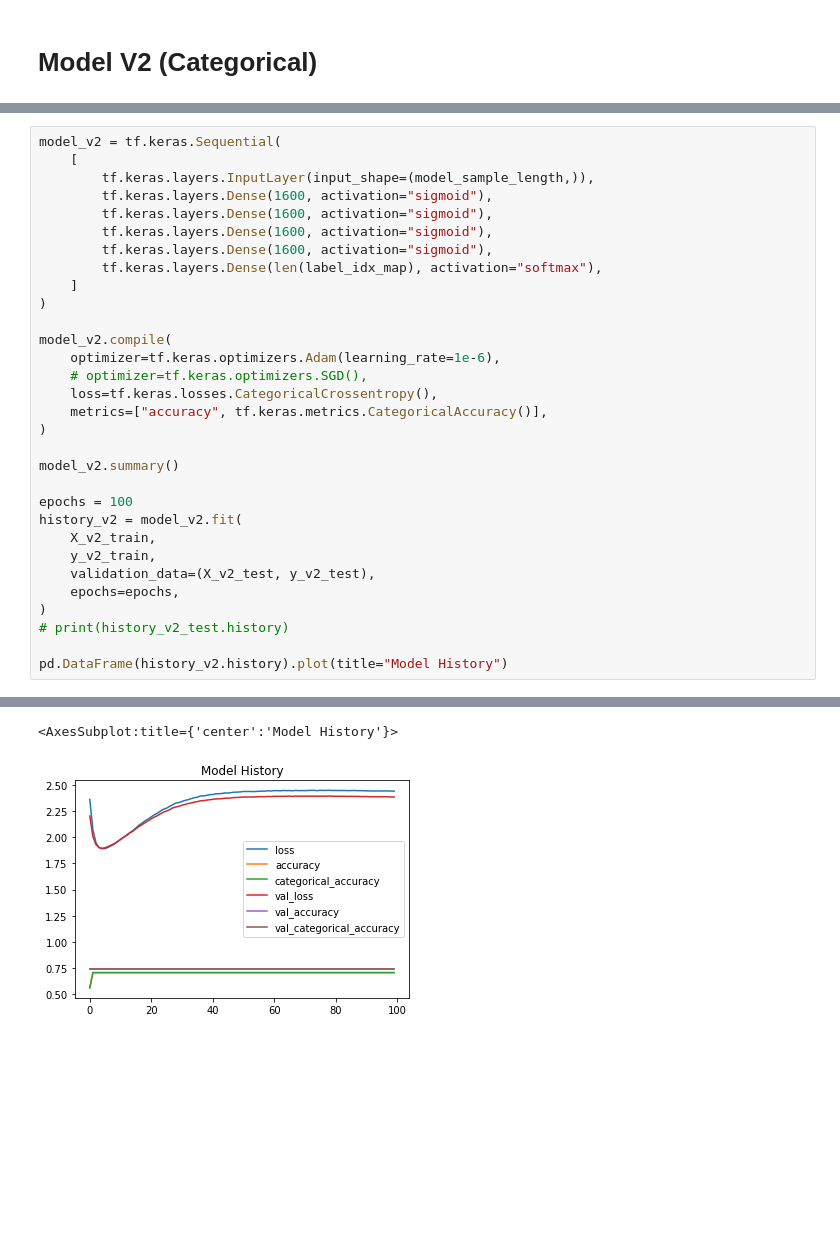
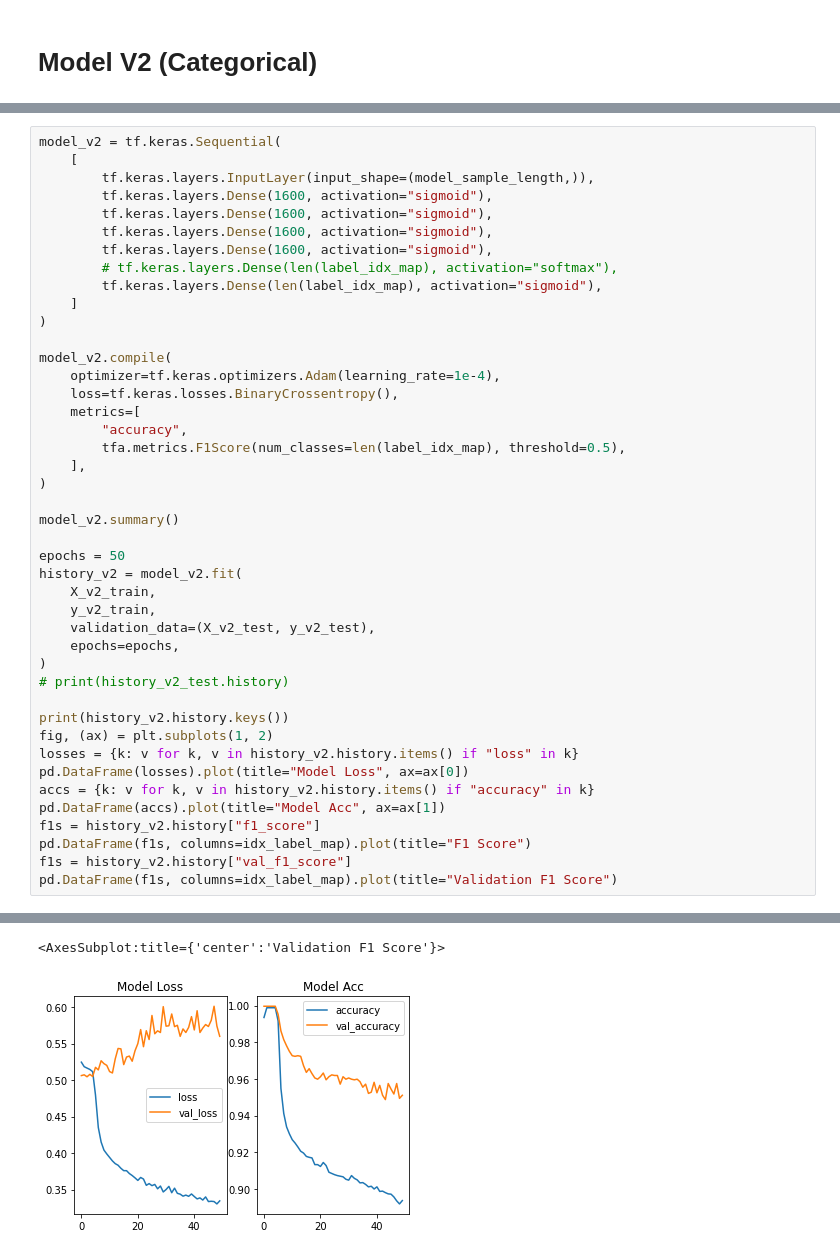
Before and after one commit to yxbh/gromtector, a Jupyter notebook: gromtector/notebooks/model.ipynb, the cells around one changed output, grey strips where cells are left out. Cells and saved outputs as stored; diff of their text form; blank space fills up the shorter version.

```diff
--- a/gromtector/notebooks/model.ipynb
+++ b/gromtector/notebooks/model.ipynb
@@ -528,20 +510,23 @@ model_v2 = tf.keras.Sequential(
         tf.keras.layers.Dense(1600, activation="sigmoid"),
         tf.keras.layers.Dense(1600, activation="sigmoid"),
         tf.keras.layers.Dense(1600, activation="sigmoid"),
-        tf.keras.layers.Dense(len(label_idx_map), activation="softmax"),
+        # tf.keras.layers.Dense(len(label_idx_map), activation="softmax"),
+        tf.keras.layers.Dense(len(label_idx_map), activation="sigmoid"),
     ]
 )
 
 model_v2.compile(
-    optimizer=tf.keras.optimizers.Adam(learning_rate=1e-6),
-    # optimizer=tf.keras.optimizers.SGD(),
-    loss=tf.keras.losses.CategoricalCrossentropy(),
-    metrics=["accuracy", tf.keras.metrics.CategoricalAccuracy()],
+    optimizer=tf.keras.optimizers.Adam(learning_rate=1e-4),
+    loss=tf.keras.losses.BinaryCrossentropy(),
+    metrics=[
+        "accuracy",
+        tfa.metrics.F1Score(num_classes=len(label_idx_map), threshold=0.5),
+    ],
 )
 
 model_v2.summary()
 
-epochs = 100
+epochs = 50
 history_v2 = model_v2.fit(
     X_v2_train,
     y_v2_train,
@@ -550,5 +535,14 @@ history_v2 = model_v2.fit(
 )
 # print(history_v2_test.history)
 
-pd.DataFrame(history_v2.history).plot(title="Model History")
+print(history_v2.history.keys())
+fig, (ax) = plt.subplots(1, 2)
+losses = {k: v for k, v in history_v2.history.items() if "loss" in k}
+pd.DataFrame(losses).plot(title="Model Loss", ax=ax[0])
+accs = {k: v for k, v in history_v2.history.items() if "accuracy" in k}
+pd.DataFrame(accs).plot(title="Model Acc", ax=ax[1])
+f1s = history_v2.history["f1_score"]
+pd.DataFrame(f1s, columns=idx_label_map).plot(title="F1 Score")
+f1s = history_v2.history["val_f1_score"]
+pd.DataFrame(f1s, columns=idx_label_map).plot(title="Validation F1 Score")
 # %% [output]
@@ -572,2 +566,2 @@ Epoch 100/100
-<AxesSubplot:title={'center':'Model History'}>
+<AxesSubplot:title={'center':'Validation F1 Score'}>
-[figure, old version]
+[figure, new version]
```
Also changed, not shown: parts of 18 cells of this notebook.
